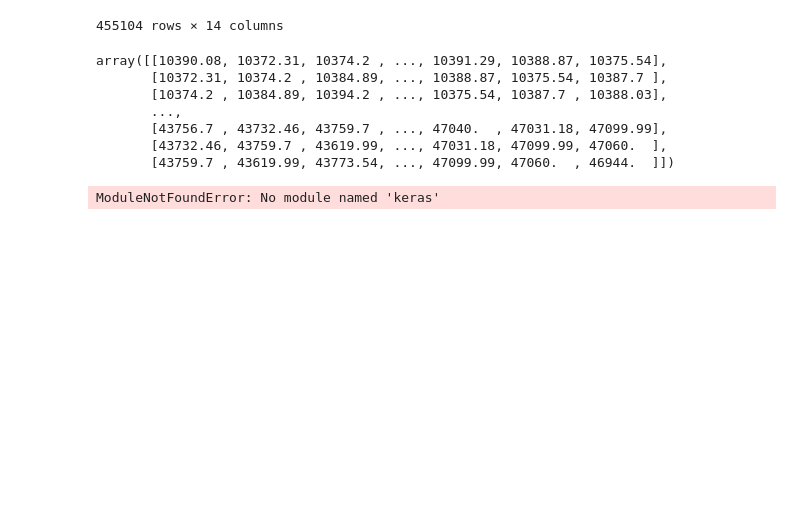
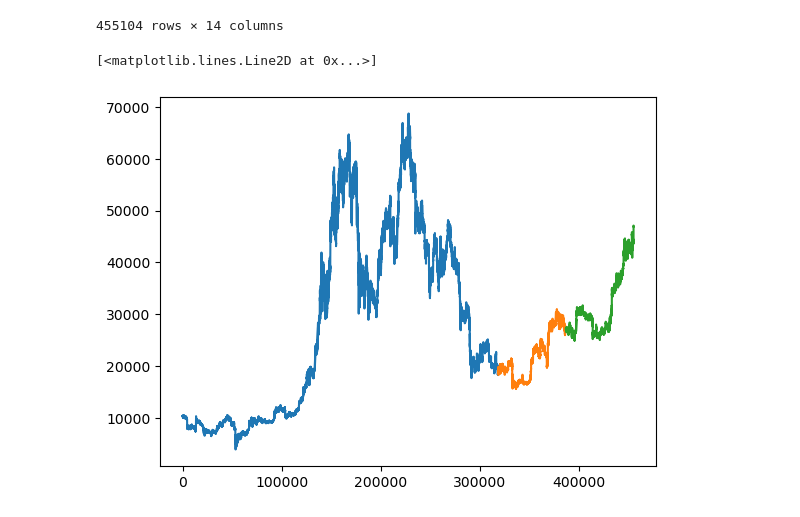
Before and after one commit to owwe/btc-price-prediction, a Jupyter notebook: training_pipeline.ipynb, the cells around one changed output. Saved outputs shown, nothing was run; the diff lists cells and outputs as text; code cells hidden in the pictures; blank space fills up the shorter version.

```diff
--- a/training_pipeline.ipynb
+++ b/training_pipeline.ipynb
@@ -79,25 +77,27 @@ def split_sequence(sequence, n_steps):
 # %%
 X,y  = split_sequence(sequence = dataset.close_price, n_steps = 10)
 # %%
-X
+n_steps = 10
-# %% [output]
-array([[10390.08, 10372.31, 10374.2 , ..., 10391.29, 10388.87, 10375.54],
-       [10372.31, 10374.2 , 10384.89, ..., 10388.87, 10375.54, 10387.7 ],
-       [10374.2 , 10384.89, 10394.2 , ..., 10375.54, 10387.7 , 10388.03],
-       ...,
-       [43756.7 , 43732.46, 43759.7 , ..., 47040.  , 47031.18, 47099.99],
-       [43732.46, 43759.7 , 43619.99, ..., 47031.18, 47099.99, 47060.  ],
-       [43759.7 , 43619.99, 43773.54, ..., 47099.99, 47060.  , 46944.  ]])
 # %%
 # define model
 from numpy import array
 from keras.models import Sequential
 from keras.layers import Dense
-
-model = Sequential()
-model.add(Dense(100, activation='relu', input_dim=n_steps))
-model.add(Dense(1))
-model.compile(optimizer='adam', loss='mse')
-model.fit(X, y, epochs=10, verbose=0)
-# %% [output]
-ModuleNotFoundError: No module named 'keras'
+# %%
+train_index =  round(y.shape[0] * 0.70)
+val_index   =  round(y.shape[0] * 0.85)
+# %%
+X_train = X[:train_index]
+y_train = y[:train_index]
+X_val = X[train_index  : val_index]
+y_val = y[train_index  : val_index]
+X_test = X[val_index:]
+y_test = y[val_index:]
+# %%
+from matplotlib import pyplot as plt
+plt.plot(np.arange(len(y_train)),y_train)
+plt.plot( len(y_train) + np.arange(len(y_val)),y_val)
+plt.plot(len(y_train)  + len(y_val) + np.arange(len(y_test)),y_test)
+# %% [output]
+[<matplotlib.lines.Line2D at 0x...>]
+[figure, added]
```
Also changed, not shown: parts of 8 cells of this notebook, 3 other files.
